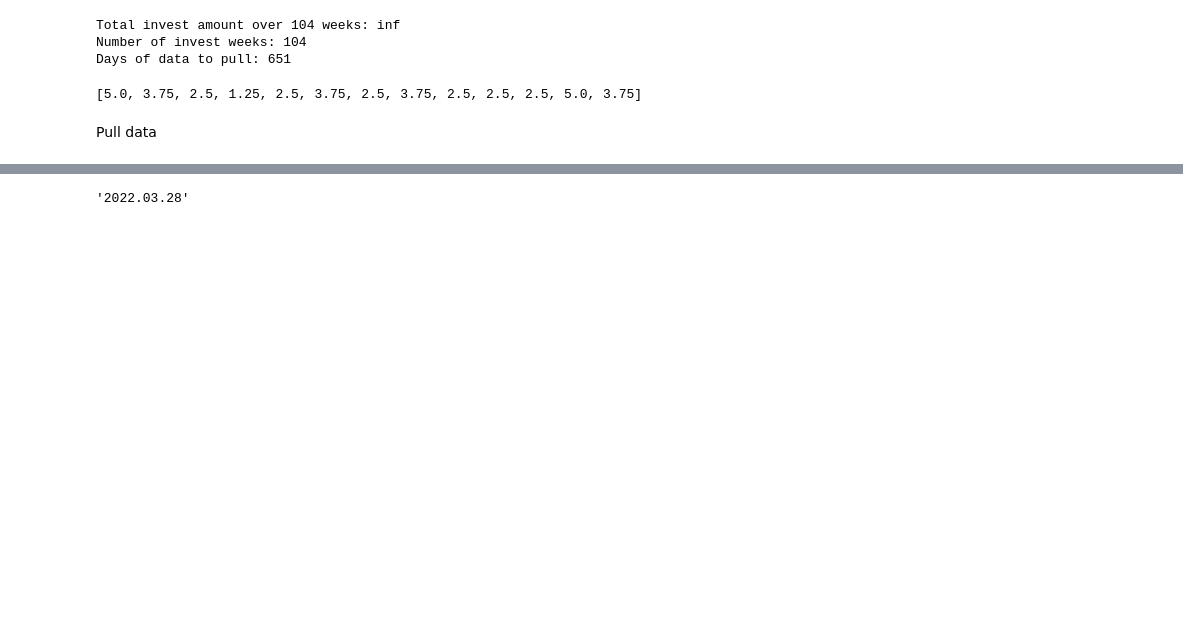
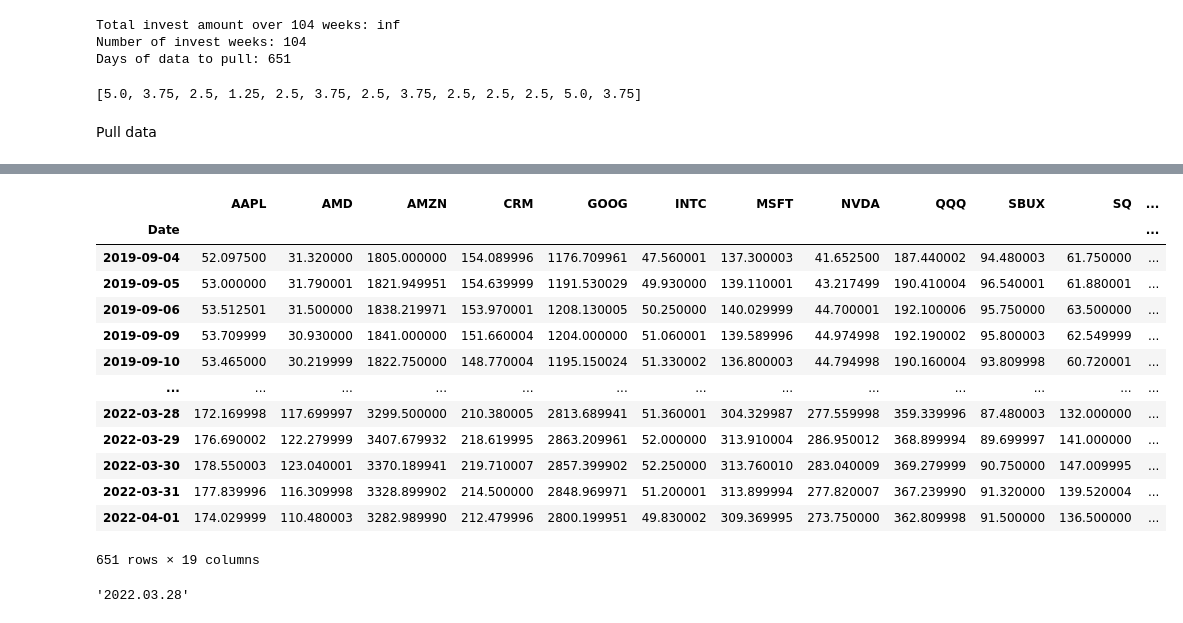
Before and after one commit to applewjr/Stock_Projects, a Jupyter notebook: pred_open.ipynb, the cells around one changed output, grey strips where cells are left out. Cells and saved outputs as stored; diff of their text form; code cells hidden in the pictures; blank space fills up the shorter version.

Commit message:
better solution for roll days and day of week conversion

```diff
--- a/pred_open.ipynb
+++ b/pred_open.ipynb
@@ -665,3 +486,80 @@ No stock history issues seen
+# %%
+# establishing day of week, week number, trading day
+dow_dict = {'Monday': 0,
+    'Tuesday': 1,
+    'Wednesday': 2,
+    'Thursday': 3,
+    'Friday': 4,
+    'Saturday': 5,
+    'Sunday': 6}
+
+# convert 'Today' to actual listed day of the week
+if trade_dow == 'Today':
+    trade_dow = list(dow_dict.keys())[date.today().weekday()]
+
+df['dow'] = df['date'].dt.dayofweek
+
+if trade_type == 'crypto':
+    trade_day_list = []
+    for i in range(len(df)):
+        if df['dow'][i] == dow_dict[trade_dow]:
+            trade_day_list.append(1)
+        else:
+            trade_day_list.append(0)
+    df['trade_day'] = trade_day_list
+elif trade_type != 'crypto' and (trade_dow == 'Saturday' or trade_dow == 'Sunday'):
+    print('error - stocks not open on the weekend')
+else:
+    for i in range(len(df)):
+        df['dow_dynamic'] = df['dow']-dow_dict[trade_dow]
+    for i in range(len(df)):
+        if df['dow_dynamic'][i] < 0:
+            df['dow_dynamic'][i] = df['dow_dynamic'][i]+5
+
+    week_no_list = []
+    trade_day_list = []
+    week_no_var = 1
+    trade_day_var = 0
+
+    for i in range(len(df)):
+        if i == 0:
+            1
+        elif df['dow_dynamic'].iloc[i] > df['dow_dynamic'].iloc[i-1]:
+            week_no_var
+            trade_day_var = 0
+        else:
+            week_no_var += 1
+            trade_day_var = 1
+        week_no_list.append(week_no_var)
+        trade_day_list.append(trade_day_var)
+
+    df['week_no'] = week_no_list
+    df['trade_day'] = trade_day_list
+
+# export data at current date/time
+try:
+    ymdt = ymd + '_' + datetime.now().strftime('%H%M%S')
+    df.to_csv(f'C:/Users/james/OneDrive/Desktop/Projects/Stocks_1/Exports/stocks_raw_export_{ymdt}.csv')
+    # df.to_csv(f'/Volumes/Google Drive/My Drive/Python/other_projects/stocks_raw_export_{ymdt}.csv')
+except:
+    print('Can\'t export data')
+
+df
+# %% [output]
+|  | AAPL | AMD | AMZN | CRM | GOOG | INTC | MSFT | NVDA | QQQ | SBUX | SQ | ... |
+| Date |  |  |  |  |  |  |  |  |  |  |  | ... |
+| 2019-09-04 | 52.097500 | 31.320000 | 1805.000000 | 154.089996 | 1176.709961 | 47.560001 | 137.300003 | 41.652500 | 187.440002 | 94.480003 | 61.750000 | ... |
+| 2019-09-05 | 53.000000 | 31.790001 | 1821.949951 | 154.639999 | 1191.530029 | 49.930000 | 139.110001 | 43.217499 | 190.410004 | 96.540001 | 61.880001 | ... |
+| 2019-09-06 | 53.512501 | 31.500000 | 1838.219971 | 153.970001 | 1208.130005 | 50.250000 | 140.029999 | 44.700001 | 192.100006 | 95.750000 | 63.500000 | ... |
+| 2019-09-09 | 53.709999 | 30.930000 | 1841.000000 | 151.660004 | 1204.000000 | 51.060001 | 139.589996 | 44.974998 | 192.190002 | 95.800003 | 62.549999 | ... |
+| 2019-09-10 | 53.465000 | 30.219999 | 1822.750000 | 148.770004 | 1195.150024 | 51.330002 | 136.800003 | 44.794998 | 190.160004 | 93.809998 | 60.720001 | ... |
+| ... | ... | ... | ... | ... | ... | ... | ... | ... | ... | ... | ... | ... |
+| 2022-03-28 | 172.169998 | 117.699997 | 3299.500000 | 210.380005 | 2813.689941 | 51.360001 | 304.329987 | 277.559998 | 359.339996 | 87.480003 | 132.000000 | ... |
+| 2022-03-29 | 176.690002 | 122.279999 | 3407.679932 | 218.619995 | 2863.209961 | 52.000000 | 313.910004 | 286.950012 | 368.899994 | 89.699997 | 141.000000 | ... |
+| 2022-03-30 | 178.550003 | 123.040001 | 3370.189941 | 219.710007 | 2857.399902 | 52.250000 | 313.760010 | 283.040009 | 369.279999 | 90.750000 | 147.009995 | ... |
+| 2022-03-31 | 177.839996 | 116.309998 | 3328.899902 | 214.500000 | 2848.969971 | 51.200001 | 313.899994 | 277.820007 | 367.239990 | 91.320000 | 139.520004 | ... |
+| 2022-04-01 | 174.029999 | 110.480003 | 3282.989990 | 212.479996 | 2800.199951 | 49.830002 | 309.369995 | 273.750000 | 362.809998 | 91.500000 | 136.500000 | ... |
+651 rows × 19 columns
 # %%
 # show date of most recent projections (typically the most recent monday)
 
```
Also changed, not shown: parts of 12 cells of this notebook.
